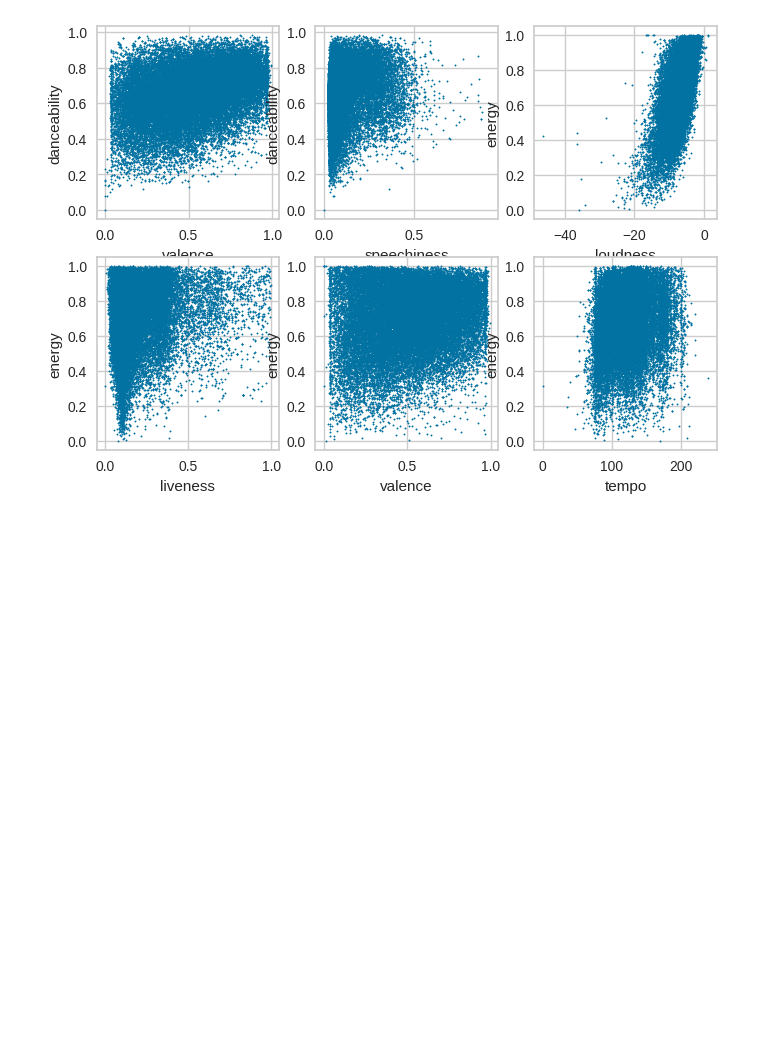
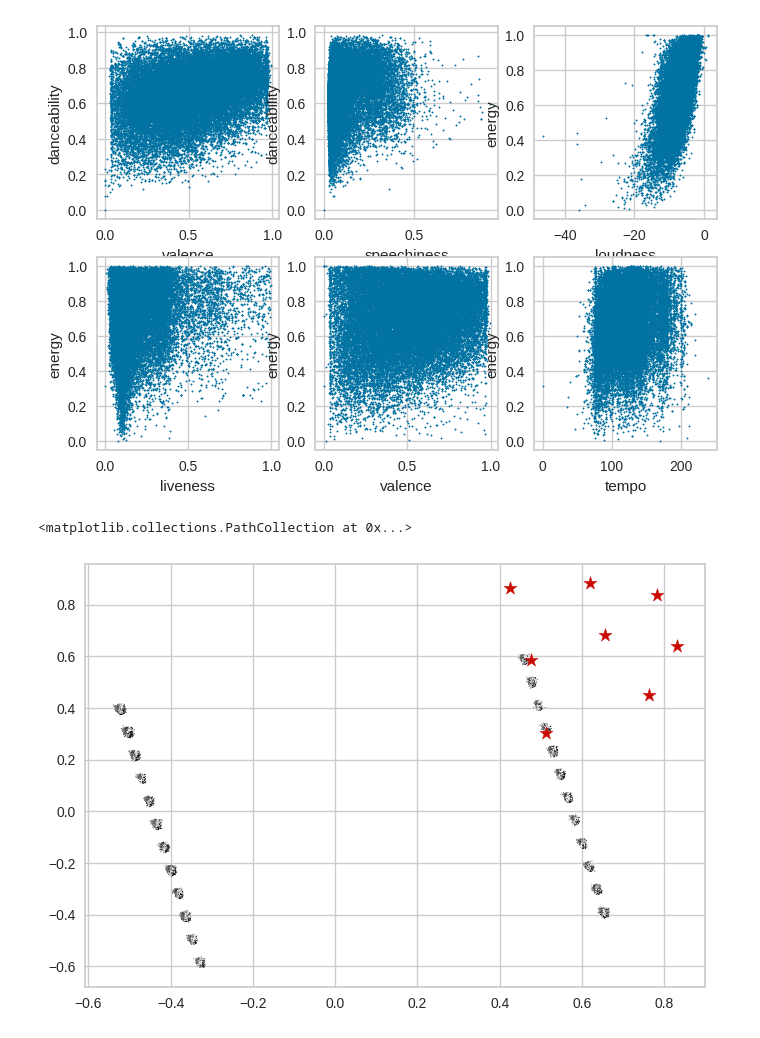
Before and after one commit to ben-carew/Spotify_Analysis, a Jupyter notebook: Spotify.ipynb, the cells around one changed output. Drawn from its saved outputs; the diff is of its cells as text; code cells hidden in the pictures; blank space fills up the shorter version.

```diff
--- a/Spotify.ipynb
+++ b/Spotify.ipynb
@@ -101,3 +104,15 @@ ax6.set_ylabel('energy')
 # %% [output]
 Text(0, 0.5, 'energy')
 [figure]
+# %%
+pca = dc.PCA(n_components=2)
+X = pca.fit_transform(dfnorm)
+# 3.4
+kmeans = cl.KMeans()
+kmeans.fit(dfnorm[['danceability','energy']])
+centroids  = kmeans.cluster_centers_
+plt.scatter(X[:,0],X[:,1], c=kmeans.labels_,s=0.1)
+plt.scatter(centroids[:,0], centroids[:,1],100,'r',marker='*')
+# %% [output]
+<matplotlib.collections.PathCollection at 0x...>
+[figure, added]
```
Also changed, not shown: parts of 5 cells of this notebook, 1 other file.
